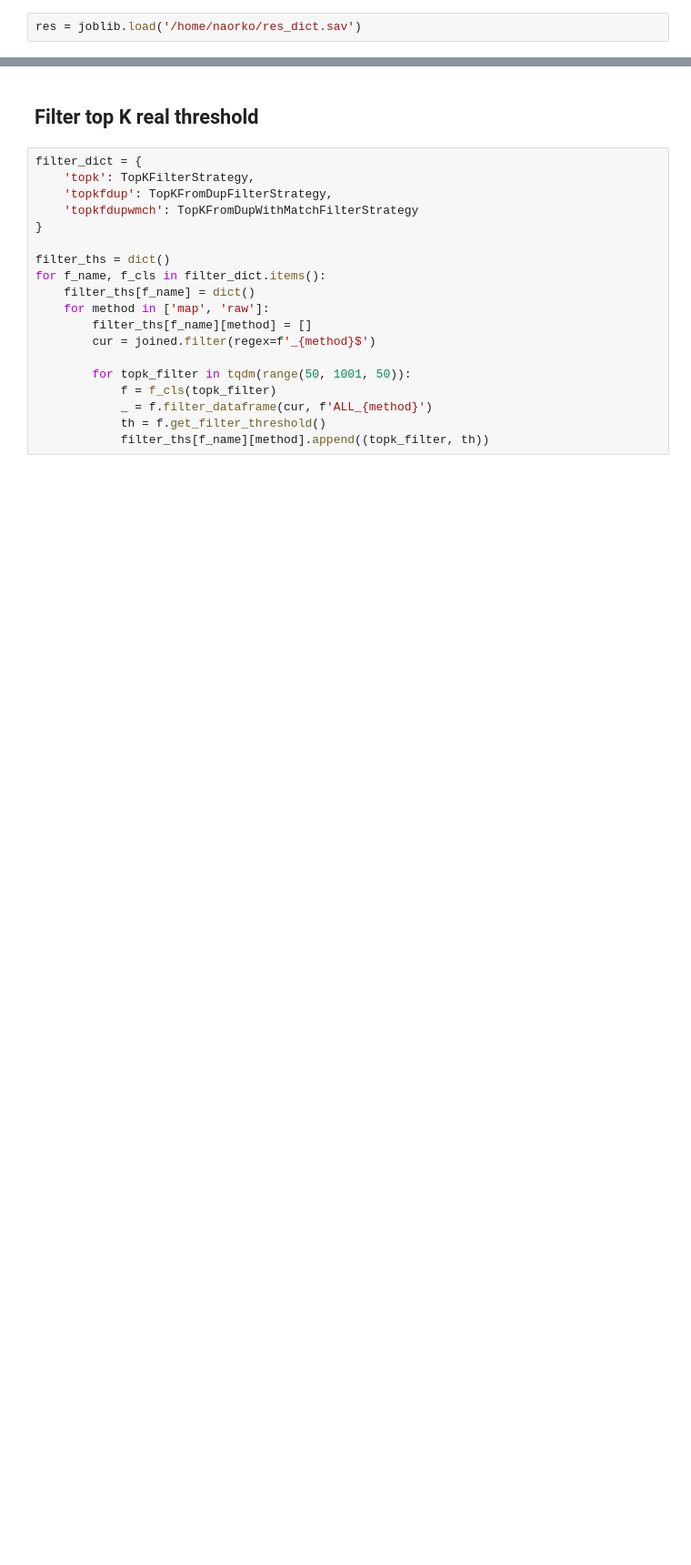
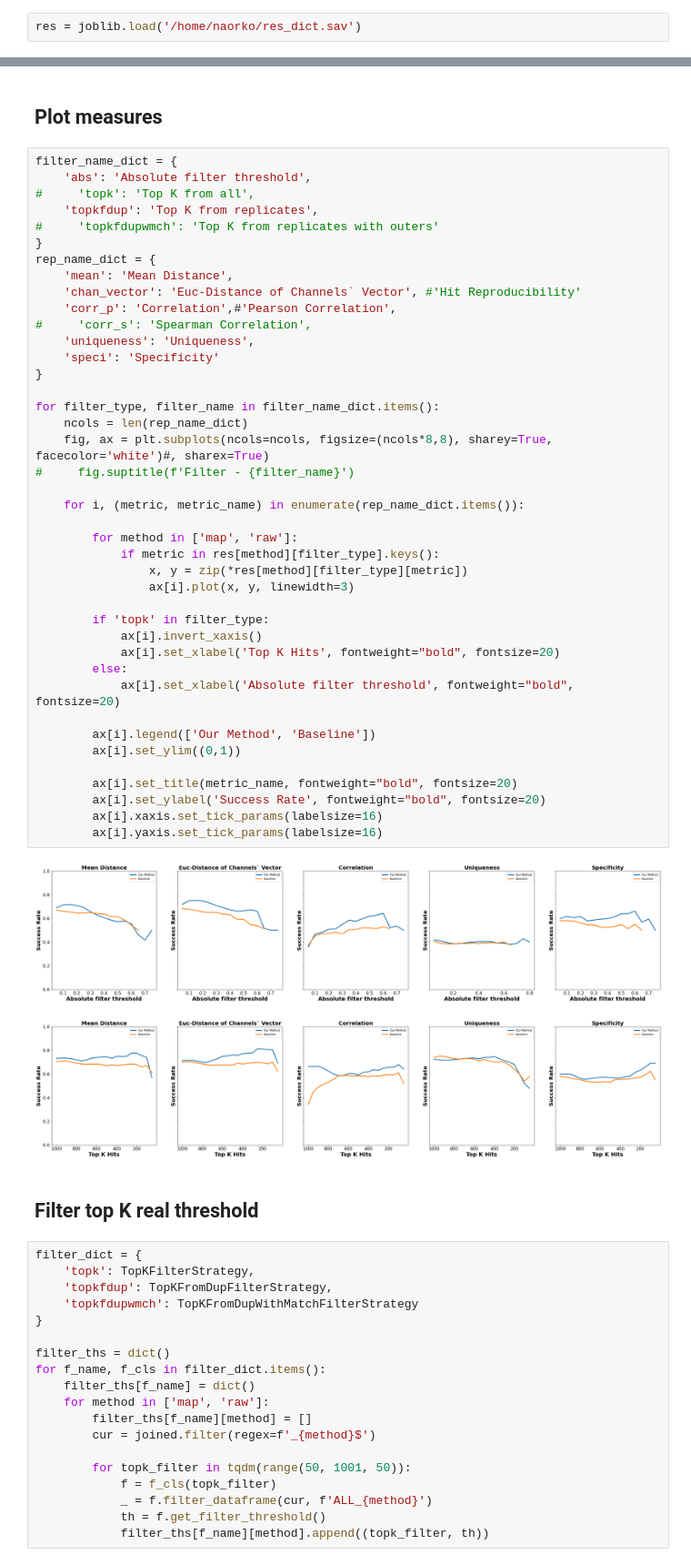
Before and after one commit to leorrose/CellProfiling-research, a Jupyter notebook: code/notebooks/Repeated-results-NEW.ipynb, the cells around one changed output, grey strips where cells are left out. Shown at 91% size. Drawn from its saved outputs; the diff is of its cells as text; blank space fills up the shorter version.

Commit message:
Update Reproducibility

```diff
--- a/code/notebooks/Repeated-results-NEW.ipynb
+++ b/code/notebooks/Repeated-results-NEW.ipynb
@@ -218,3 +296,49 @@ map
+# %% [markdown]
+## Plot measures
+# %%
+filter_name_dict = {
+    'abs': 'Absolute filter threshold',
+#     'topk': 'Top K from all',
+    'topkfdup': 'Top K from replicates',
+#     'topkfdupwmch': 'Top K from replicates with outers'
+}
+rep_name_dict = {
+    'mean': 'Mean Distance',
+    'chan_vector': 'Euc-Distance of Channels` Vector', #'Hit Reproducibility'
+    'corr_p': 'Correlation',#'Pearson Correlation',
+#     'corr_s': 'Spearman Correlation',
+    'uniqueness': 'Uniqueness',
+    'speci': 'Specificity'
+}
+
+for filter_type, filter_name in filter_name_dict.items():
+    ncols = len(rep_name_dict)
+    fig, ax = plt.subplots(ncols=ncols, figsize=(ncols*8,8), sharey=True, facecolor='white')#, sharex=True)
+#     fig.suptitle(f'Filter - {filter_name}')
+
+    for i, (metric, metric_name) in enumerate(rep_name_dict.items()):
+
+        for method in ['map', 'raw']:
+            if metric in res[method][filter_type].keys():
+                x, y = zip(*res[method][filter_type][metric])
+                ax[i].plot(x, y, linewidth=3)
+
+        if 'topk' in filter_type:
+            ax[i].invert_xaxis()
+            ax[i].set_xlabel('Top K Hits', fontweight="bold", fontsize=20)
+        else:
+            ax[i].set_xlabel('Absolute filter threshold', fontweight="bold", fontsize=20)
+
+        ax[i].legend(['Our Method', 'Baseline'])
+        ax[i].set_ylim((0,1))
+
+        ax[i].set_title(metric_name, fontweight="bold", fontsize=20)
+        ax[i].set_ylabel('Success Rate', fontweight="bold", fontsize=20)
+        ax[i].xaxis.set_tick_params(labelsize=16)
+        ax[i].yaxis.set_tick_params(labelsize=16)
+# %% [output]
+[figure, added]
+[figure, added]
 # %% [markdown]
 ## Filter top K real threshold
 # %%
```
Also changed, not shown: parts of 17 cells of this notebook, 3 other files.
